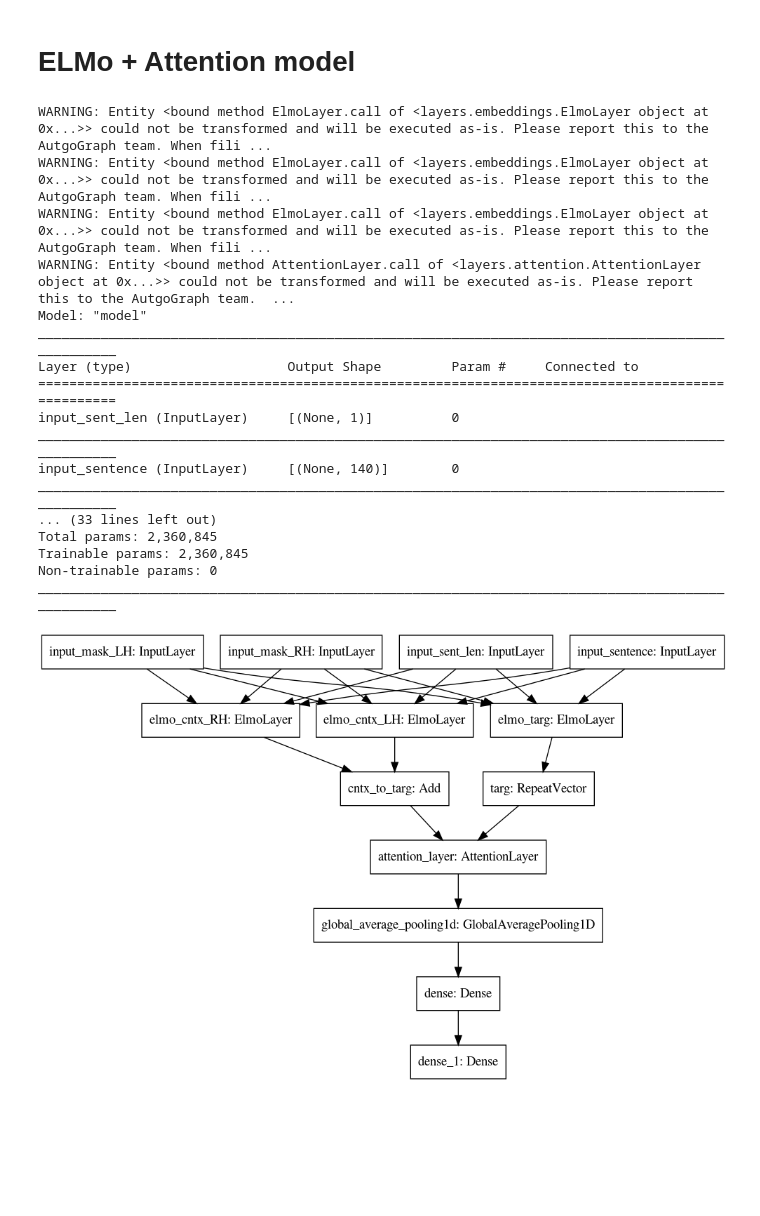
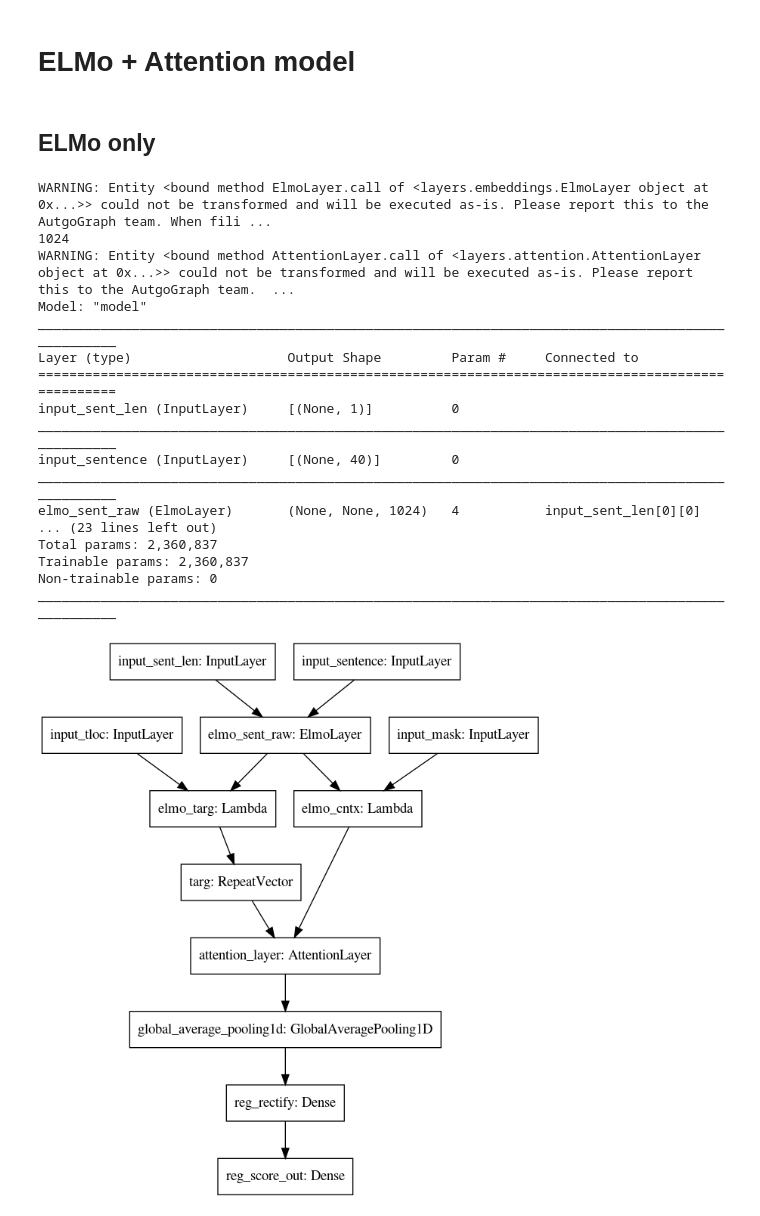
Before and after one commit to sungjinnam/contextual_informativeness, a Jupyter notebook: cntx_targ_attention-elmo_kapelnerdataset.ipynb, the cells around one changed output. Drawn from its saved outputs; the diff is of its cells as text; code cells hidden in the pictures; blank space fills up the shorter version.

```diff
--- a/cntx_targ_attention-elmo_kapelnerdataset.ipynb
+++ b/cntx_targ_attention-elmo_kapelnerdataset.ipynb
@@ -122,2 +121,5 @@ MAX_SEQ_LEN = 140
+# %%
+MAX_SEQ_LEN = 131
+CUT_SEQ_LEN = 20
 # %%
 _err_sent_idx = []
@@ -260,17 +278,18 @@ df_contexts.head(), df_contexts.shape
 # %% [markdown]
 # ELMo + Attention model
+# %% [markdown]
+## ELMo only
 # %%
 K.clear_session()
 sess = tf.Session()
 
-model = build_model_elmo(MAX_SEQ_LEN, attention_layer=True)
+model_elmo = build_model_elmo(CUT_SEQ_LEN*2, finetune_emb=True, attention_layer=True, sep_cntx_targ=False, lr=1e-3)
 initialize_vars(sess)
 
-model.summary()
+model_elmo.summary()
 # %% [output]
 WARNING: Entity <bound method ElmoLayer.call of <layers.embeddings.ElmoLayer object at 0x...>> could not be transformed and will be executed as-is. Please report this to the AutgoGraph team. When fili ...
-WARNING: Entity <bound method ElmoLayer.call of <layers.embeddings.ElmoLayer object at 0x...>> could not be transformed and will be executed as-is. Please report this to the AutgoGraph team. When fili ...
-WARNING: Entity <bound method ElmoLayer.call of <layers.embeddings.ElmoLayer object at 0x...>> could not be transformed and will be executed as-is. Please report this to the AutgoGraph team. When fili ...
+1024
 WARNING: Entity <bound method AttentionLayer.call of <layers.attention.AttentionLayer object at 0x...>> could not be transformed and will be executed as-is. Please report this to the AutgoGraph team.  ...
 Model: "model"
 __________________________________________________________________________________________________
@@ -278,17 +297,18 @@ Layer (type)                    Output Shape         Param #     Connected to
 ==================================================================================================
 input_sent_len (InputLayer)     [(None, 1)]          0
 __________________________________________________________________________________________________
-input_sentence (InputLayer)     [(None, 140)]        0
+input_sentence (InputLayer)     [(None, 40)]         0
 __________________________________________________________________________________________________
-... (33 lines left out)
-Total params: 2,360,845
-Trainable params: 2,360,845
+elmo_sent_raw (ElmoLayer)       (None, None, 1024)   4           input_sent_len[0][0]
+... (23 lines left out)
+Total params: 2,360,837
+Trainable params: 2,360,837
 Non-trainable params: 0
 __________________________________________________________________________________________________
 # %%
-plot_model(model)
+plot_model(model_elmo)
 # %% [output]
-[figure, old version]
+[figure, new version]
 # %%
 from tensorflow.python.client import device_lib
 print(device_lib.list_local_devices())
```
Also changed, not shown: parts of 102 cells of this notebook, 16 other files.
